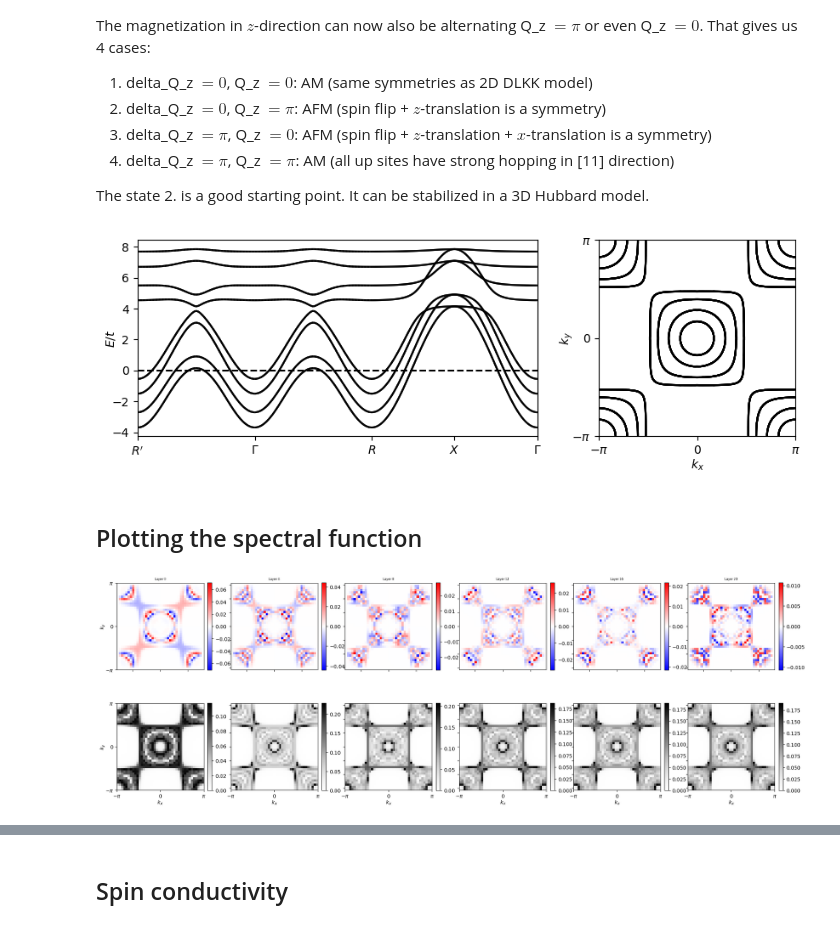
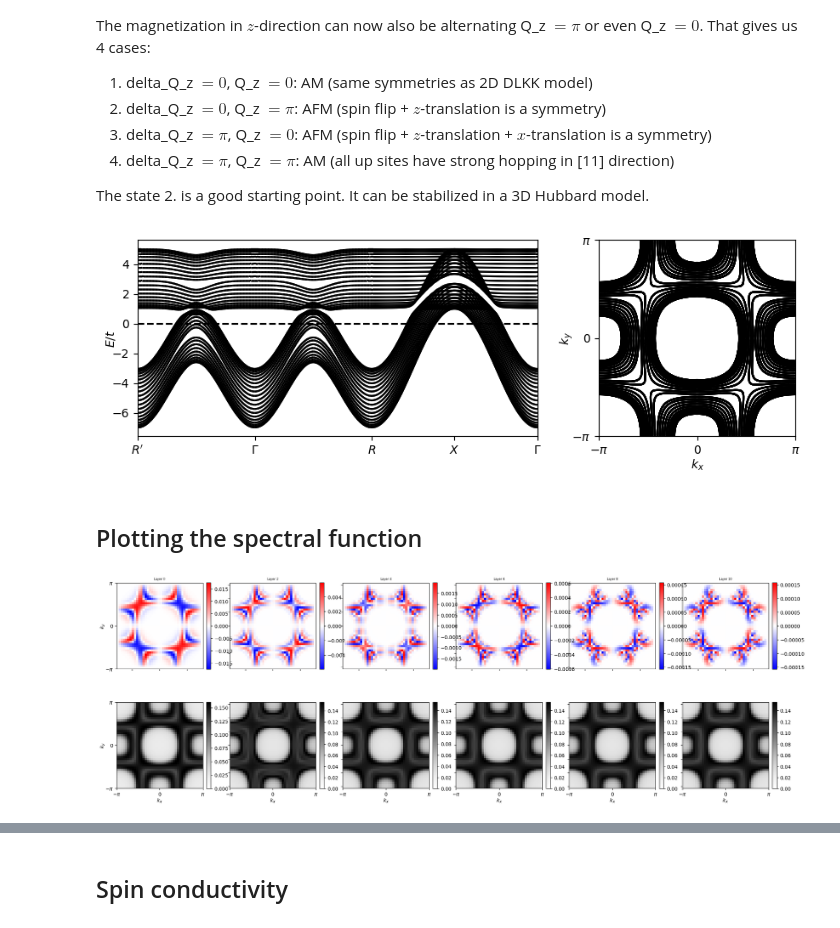
Before and after one commit to dpreuo/alter_surf, a Jupyter notebook: surface_DLKK.ipynb, the cells around one changed output, grey strips where cells are left out. Cells and saved outputs as stored; diff of their text form; code cells hidden in the pictures.

```diff
--- a/surface_DLKK.ipynb
+++ b/surface_DLKK.ipynb
@@ -26,13 +27,10 @@ def dict2listofdict(d):
         lod.append(kwargs.copy())
     return lod
 # %%
-from alter_surf.hamiltonian_DLKK import H_DLKK_2D,H_DLKK_3D, Spin_operator, points_BZ
 
-def projector2layer(layer,len_z=2):
-    """Projector operator onto specific layer."""
-    proj = np.zeros(len_z)
-    proj[layer] = 1
-    return proj
+
+Hparam0 = dict(len_z=20,delta=0.8, tp=0.5, tz=1, PBC= False, mAF=0.3)
+H_DLKK = create_H_DLKK_3D(param=Hparam0) #set up Hamiltonian with fixed len_z because it defines n_orbitals
 # %% [markdown]
 In the 2D DLKK model AM is possible for finite magnetization and $\delta>0$, i.e. the checkerboard pattern which defines an A sublattice (strong hopping in [1,1] direction) and a B sublattice (strong hopping in [1,-1] direction).
 When stacking the model in $z$ direction we have 2 possibilites.
@@ -47,44 +45,29 @@ The magnetization in $z$-direction can now also be alternating Q_z $=\pi$ or eve
 
 The state 2. is a good starting point. It can be stabilized in a 3D Hubbard model.
 # %%
-paramS1 = dict(len_z=4,tz=1,delta=1,m=0.9,Q_z=pi,mu=-3,PBC=False)
-
-
-param = paramS1
 fig, [ax,ax1] = plt.subplots(1,2,gridspec_kw={'width_ratios': [2,1]},figsize=(10,3))
 
 #some special points of the brillouin zone
 
 labels = ["R'",'\Gamma','R',"X",'\Gamma']
-pathBZ = np.array([points_BZ[x] for x in labels])
-labels = ['$'+l+'$' for l in labels]
 
+coloring_operator = H_DLKK.operator.spin
 
-coloring_operator = np.kron(np.ones(param['len_z']), Spin_operator)
+cmap = 'bwr'
 
-cmap = cm.get_cmap('bwr')
-
-plot_bandstruc(ax,H_DLKK_3D,param=param,points_path=pathBZ,labels_points_path=labels,coloring_operator=coloring_operator,cmap=cmap)
-plot_FS(ax1,H_DLKK_3D,param=param,coloring_operator=coloring_operator,cmap=cmap)
+plot_bandstruc(ax,H_DLKK,labels_points_path=labels,coloring_operator=coloring_operator,cmap=cmap)
+plot_FS(ax1,H_DLKK,coloring_operator=coloring_operator,cmap=cmap)
 # %% [output]
-[figure, old version]
+[figure, new version]
 # %% [markdown]
 ## Plotting the spectral function
 # %%
-Lq = 40 #number of k-points in each direction
-Hamiltonian_fct = H_DLKK_3D
-paramS1 = dict(len_z=40,tz=1,delta=1,m=0.9,Q_z=pi,mu=-3)
+Lk = 40 #number of k-points in each direction
 
-
-# Define the parameters for the Hamiltonian
-param = paramS1
 # Define the k-point grid
-kxs = np.linspace(-pi,pi,Lq)
-kys = np.linspace(-pi,pi,Lq)
-xs,ys = np.meshgrid(kxs,kys)
-ks = np.moveaxis([xs,ys],0,-1)
+ks = sample_square(Lk)
 #Diagonalize Hamiltonian
-es,psis = eigs_H(xs,ys,Hamiltonian_fct,param)
+es,psis = H_DLKK.diagonalize(*ks)
 
 
 def plot_spectral_density(ax,spectral_density,cmap='bwr',title_plot='',show_xlabel=True,show_ylabel=True,vmax='',vmin=''):
@@ -119,40 +102,40 @@ def plot_spectral_density(ax,spectral_density,cmap='bwr',title_plot='',show_xlab
     im = ax.imshow(spectral_density,extent=(-pi,pi,-pi,pi),origin='lower',cmap=cmap,vmin=vmin,vmax=vmax)
     return im
 # %%
-Gamma = 5e-2
-len_z = param['len_z']
+Gamma = find_Gamma(es)
+len_z = Hparam0['len_z']
 #layers = [0,len_z//6,len_z//3,len_z//2]
 layers = np.linspace(0,len_z//2,6,dtype=int)
 
 
 #Plot
 fig,axs = plt.subplots(2,len(layers),figsize=(4*len(layers),8))
 
 for ax_column,layer in zip(axs.T,layers):
     proj_2layers = projector2layer(layer,len_z=len_z)+projector2layer(layer+1,len_z=len_z)
-    coloring_operator = np.kron(proj_2layers,Spin_operator) #projected spin_operator
+    coloring_operator = np.kron(proj_2layers,H_DLKK.suboperator.spin) #projected spin_operator
 
     #compute spin spectral density
     Os = exp_value_O(coloring_operator,psis) #.shape=(n,y,x)
     spectral_density_spin = np.sum(Os*Gamma/(es**2+Gamma**2),axis=0)/len_z
 
     #compute spectral density
     Os = exp_value_O(np.kron(proj_2layers,np.ones(4)),psis) #.shape=(n,y,x)
     spectral_density0 = np.sum(Os*Gamma/(es**2+Gamma**2),axis=0)/len_z
 
 
     vmax_spin = np.abs(spectral_density_spin).max()
     vmax0 = np.abs(spectral_density0).max()
 
     imT = plot_spectral_density(ax_column[0],spectral_density_spin,title_plot='Layer '+str(layer),show_ylabel=(layer==0),show_xlabel=False,vmax=vmax_spin)
     imB = plot_spectral_density(ax_column[1],spectral_density0,show_ylabel=(layer==0),show_xlabel=True,vmax=vmax0,vmin=0,cmap='Greys')
 
     #colorbars for each plot
     plt.colorbar(imT,ax=ax_column[0],fraction=0.046,pad=0.04)
     plt.colorbar(imB,ax=ax_column[1],fraction=0.046,pad=0.04)
 
 
 # plt.colorbar(imT,ax=axs[0,-1],fraction=0.046,pad=0.04)
 # plt.colorbar(imB,ax=axs[1,-1],fraction=0.046,pad=0.04)
 # %% [output]
-[figure, old version]
+[figure, new version]
```
Also changed, not shown: parts of 9 cells of this notebook, 1 other file.
